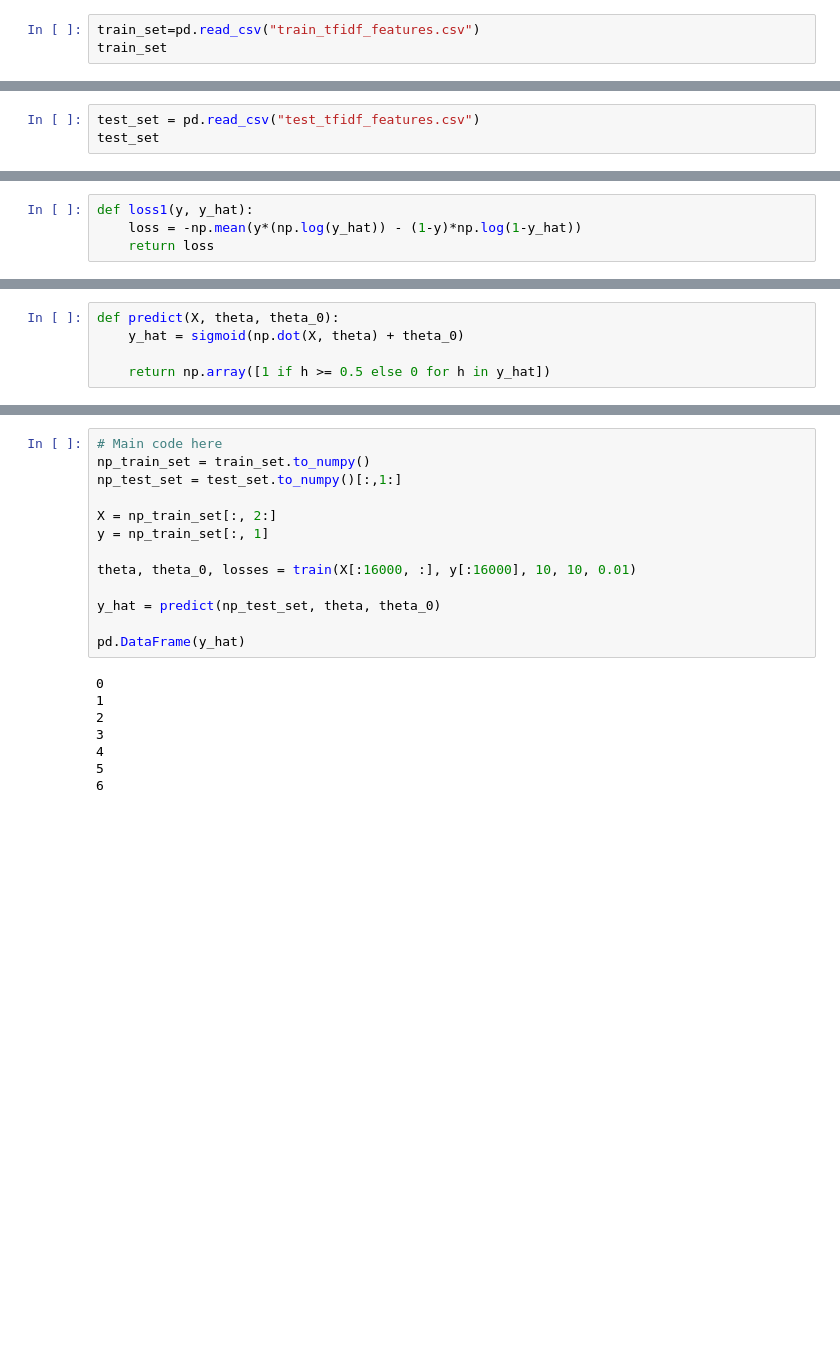
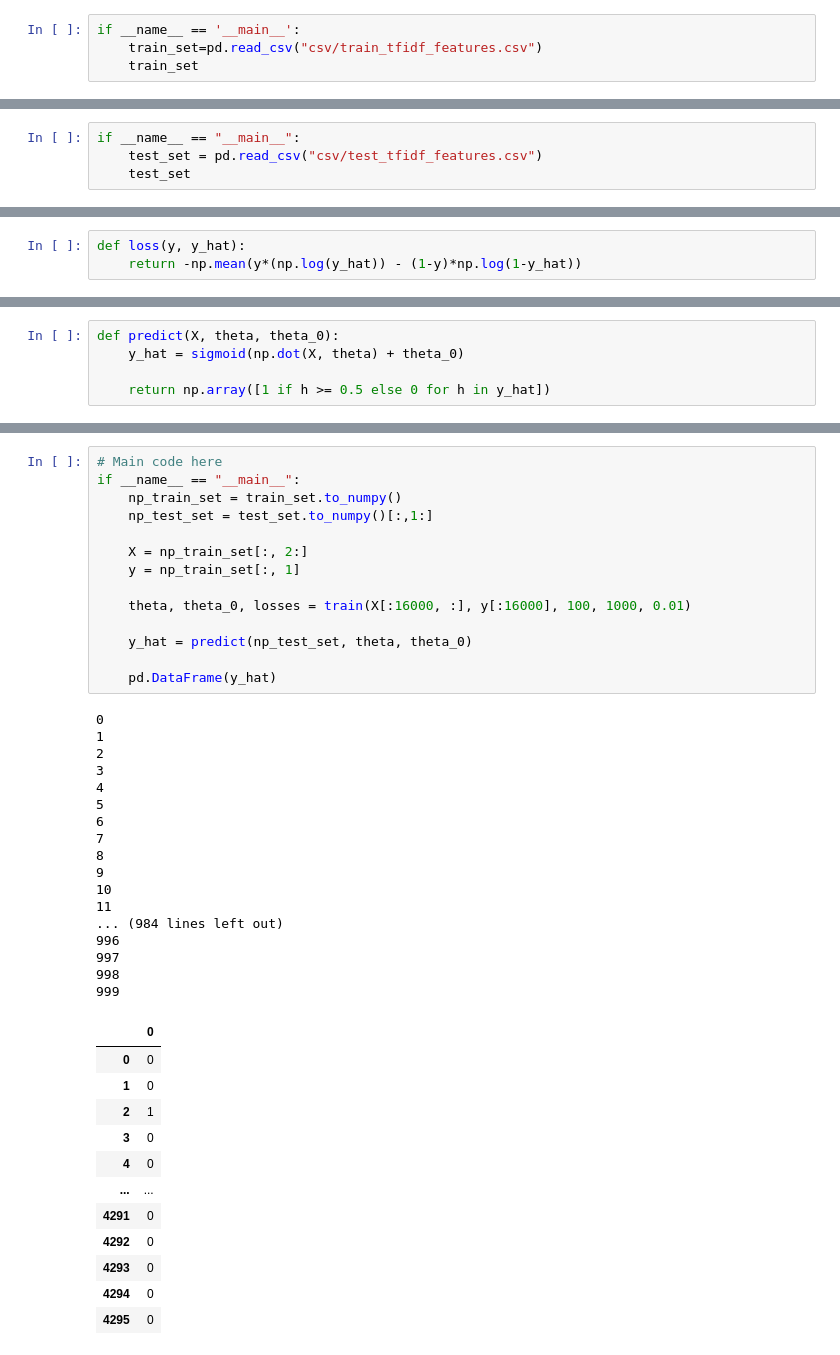
Before and after one commit to xl-Mu/50.007-Imagine-Losing-Project, a Jupyter notebook: Task1.ipynb, the cells around one changed output, grey strips where cells are left out. Saved outputs shown, nothing was run; the diff lists cells and outputs as text; blank space fills up the shorter version.

Commit message:
Trained

```diff
--- a/Task1.ipynb
+++ b/Task1.ipynb
@@ -14,8 +14,9 @@
 import numpy as np
 import pandas as pd
 # %%
-train_set=pd.read_csv("train_tfidf_features.csv")
-train_set
+if __name__ == '__main__':
+    train_set=pd.read_csv("csv/train_tfidf_features.csv")
+    train_set
 # %% [output]
 |  | id | label | 0 | 1 | 2 | 3 | 4 | 5 | 6 | 7 | ... | ... |
 | 0 | 1 | 1 | 0.0 | 0.0 | 0.0 | 0.0 | 0.0 | 0.0 | 0.0 | 0.0 | ... | ... |
@@ -31,8 +32,9 @@ train_set
 | 17183 | 17184 | 0 | 0.0 | 0.0 | 0.0 | 0.0 | 0.0 | 0.0 | 0.0 | 0.0 | ... | ... |
 17184 rows × 5002 columns
 # %%
-test_set = pd.read_csv("test_tfidf_features.csv")
-test_set
+if __name__ == "__main__":
+    test_set = pd.read_csv("csv/test_tfidf_features.csv")
+    test_set
 # %% [output]
 |  | id | 0 | 1 | 2 | 3 | 4 | 5 | 6 | 7 | 8 | ... | ... |
 | 0 | 17185 | 0.0 | 0.0 | 0.0 | 0.0 | 0.0 | 0.0 | 0.0 | 0.0 | 0.0 | ... | ... |
@@ -60,9 +62,8 @@ def loss(y, y_hat):
     loss = np.log(1+np.exp((-y)*(y_hat)))
     return loss
 # %%
-def loss1(y, y_hat):
-    loss = -np.mean(y*(np.log(y_hat)) - (1-y)*np.log(1-y_hat))
-    return loss
+def loss(y, y_hat):
+    return -np.mean(y*(np.log(y_hat)) - (1-y)*np.log(1-y_hat))
 # %%
 def gradients(X, y, y_hat):
     #w: weight, bias: db
@@ -109,21 +109,44 @@ def accuracy(y, y_hat):
 # %%
 # Main code here
-np_train_set = train_set.to_numpy()
-np_test_set = test_set.to_numpy()[:,1:]
+if __name__ == "__main__":
+    np_train_set = train_set.to_numpy()
+    np_test_set = test_set.to_numpy()[:,1:]
 
-X = np_train_set[:, 2:]
-y = np_train_set[:, 1]
+    X = np_train_set[:, 2:]
+    y = np_train_set[:, 1]
 
-theta, theta_0, losses = train(X[:16000, :], y[:16000], 10, 10, 0.01)
+    theta, theta_0, losses = train(X[:16000, :], y[:16000], 100, 1000, 0.01)
 
-y_hat = predict(np_test_set, theta, theta_0)
+    y_hat = predict(np_test_set, theta, theta_0)
 
-pd.DataFrame(y_hat)
+    pd.DataFrame(y_hat)
 # %% [output]
 0
 1
 2
 3
 4
 5
 6
+7
+8
+9
+10
+11
+... (984 lines left out)
+996
+997
+998
+999
+|  | 0 |
+| 0 | 0 |
+| 1 | 0 |
+| 2 | 1 |
+| 3 | 0 |
+| 4 | 0 |
+| ... | ... |
+| 4291 | 0 |
+| 4292 | 0 |
+| 4293 | 0 |
+| 4294 | 0 |
+| 4295 | 0 |
```
Also changed, not shown: parts of 6 cells of this notebook, 28 other files.
